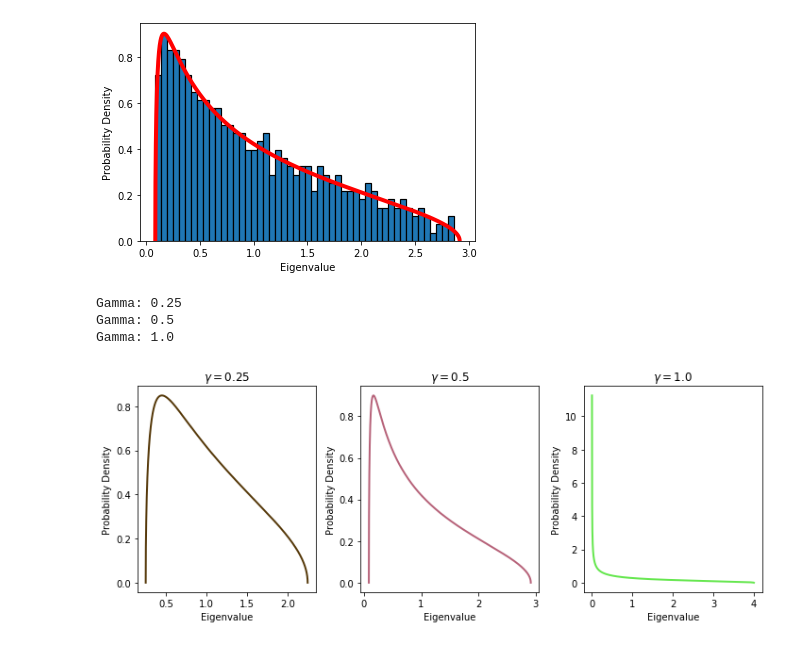
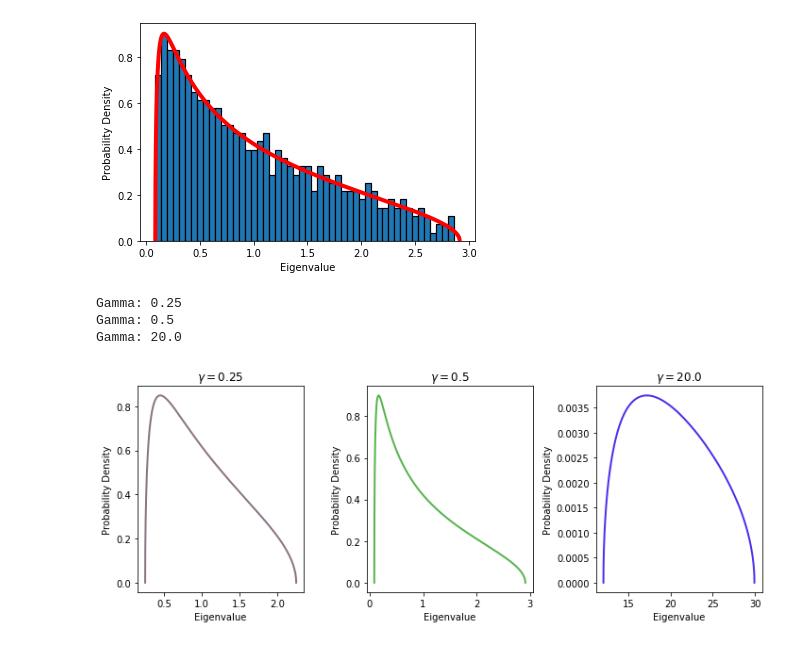
Before and after one commit to jase-clarkson/mini_1, a Jupyter notebook: mp_plots.ipynb, the cells around one changed output. Drawn from its saved outputs; the diff is of its cells as text; code cells hidden in the pictures.

```diff
--- a/mp_plots.ipynb
+++ b/mp_plots.ipynb
@@ -23,21 +23,21 @@ Gamma: 0.5
 # %%
 fig, (ax1, ax2, ax3) = plt.subplots(1, 3, figsize=(10, 4))
 def plot_mp(ax, p, n):
     gamma = p/n
     min, max = rmt.mp_eval_bounds(gamma)
     x = np.linspace(min, max, 5000)
     ax.plot(x, rmt.mp_pdf(x, p, n), linewidth=2, c=np.random.rand(3,))
     ax.set_title(r'$\gamma={}$'.format(gamma))
     ax.set_xlabel('Eigenvalue')
     ax.set_ylabel('Probability Density')
 
 plot_mp(ax1, 1, 4)
 plot_mp(ax2, 1, 2)
-plot_mp(ax3, 1, 1)
+plot_mp(ax3, 1200, 60)
 plt.tight_layout()
 plt.show()
 # %% [output]
 Gamma: 0.25
 Gamma: 0.5
-Gamma: 1.0
+Gamma: 20.0
-[figure, old version]
+[figure, new version]
```
Also changed, not shown: 4 other files.
